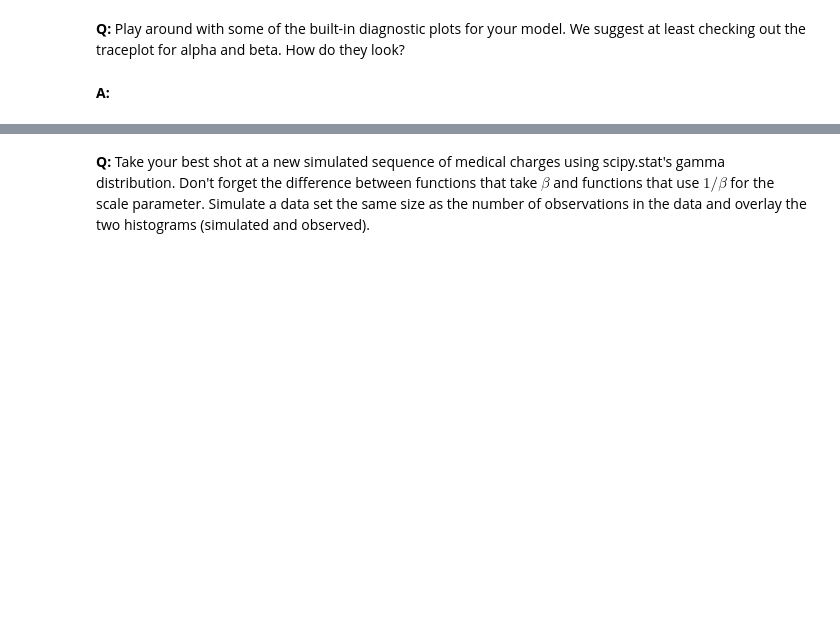
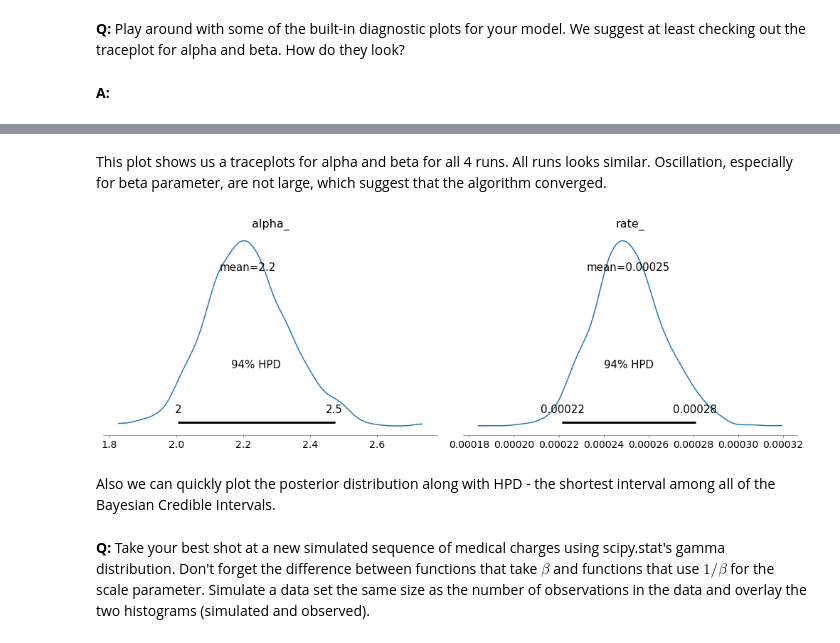
Before and after one commit to JuliaZozulia/mini-projects, a Jupyter notebook: Bayesian_stats/inferential_statistics_3-Q.ipynb, the cells around one changed output, grey strips where cells are left out. Saved outputs shown, nothing was run; the diff lists cells and outputs as text; code cells hidden in the pictures; blank space fills up the shorter version.

Commit message:
Bayesian statistics

```diff
--- a/Bayesian_stats/inferential_statistics_3-Q.ipynb
+++ b/Bayesian_stats/inferential_statistics_3-Q.ipynb
@@ -158,3 +196,12 @@ __A:__
+# %% [markdown]
+This plot shows us a traceplots for alpha and beta for all 4 runs. All runs looks similar. Oscillation, especially for beta parameter, are not large, which suggest that the algorithm converged.
+# %%
+with model:
+    pm.plot_posterior(trace)
+# %% [output]
+[figure, added]
+# %% [markdown]
+Also we can quickly plot the posterior distribution along with HPD - the shortest interval among all of the Bayesian Credible Intervals.
 # %% [markdown]
 __Q:__ Take your best shot at a new simulated sequence of medical charges using scipy.stat's gamma distribution. Don't forget the difference between functions that take $\beta$ and functions that use $1/\beta$ for the scale parameter. Simulate a data set the same size as the number of observations in the data and overlay the two histograms (simulated and observed).
 # %% [markdown]
```
Also changed, not shown: parts of 17 cells of this notebook.
